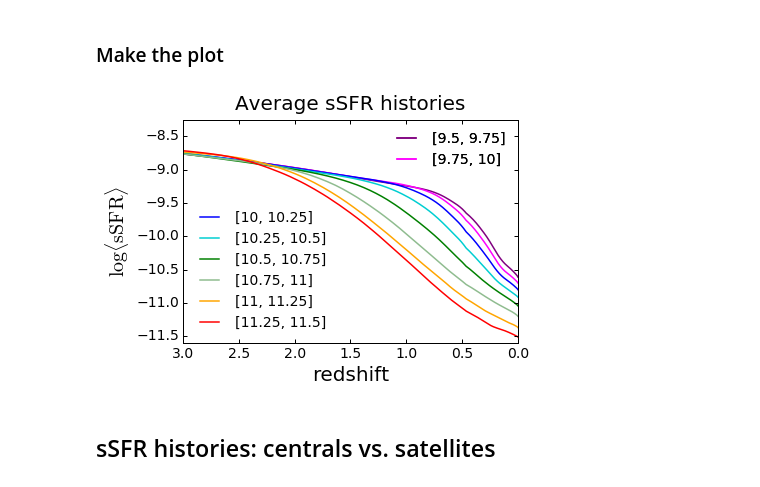
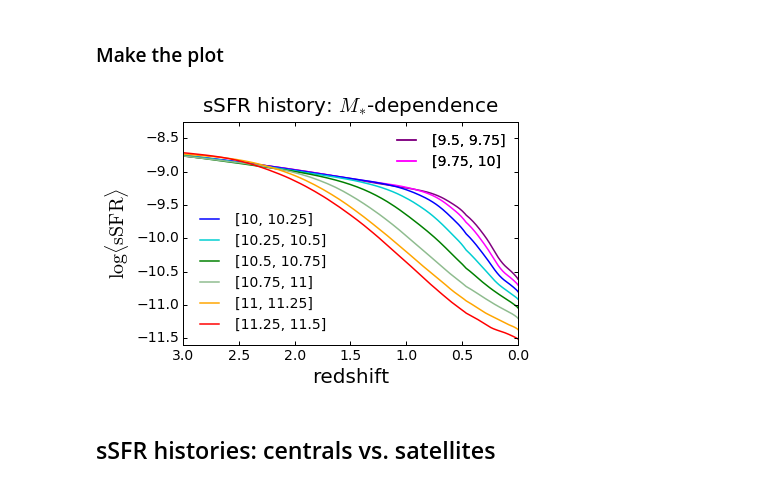
Before and after one commit to aphearin/time_evolving_cam_utils, a Jupyter notebook: mean_ssfh_z0.ipynb, the cells around one changed output. Saved outputs shown, nothing was run; the diff lists cells and outputs as text; code cells hidden in the pictures.

```diff
--- a/mean_ssfh_z0.ipynb
+++ b/mean_ssfh_z0.ipynb
@@ -67,7 +67,7 @@ ax = fig1.add_subplot(111)
 
 xlabel = ax.set_xlabel('redshift', fontsize=20)
 ylabel = ax.set_ylabel(r'$\log \langle {\rm sSFR}\rangle$', fontsize=20)
-title = ax.set_title('Average sSFR histories', fontsize=20, y=1.02) # y param fixes an overhanging title
+title = ax.set_title(r'sSFR history: $M_{\ast}$-dependence', fontsize=20, y=1.02) # y param fixes an overhanging title
 
 ifirst=0
 
@@ -102,34 +102,34 @@ ax.plot(redshift_array, savgol_filter(mean_ssfh_sm[7, ifirst:], 21, 3),
 plt.xlim(xmin = 3, xmax=0)
 plt.ylim(ymin = -11.6, ymax = -8.25)
 
 plt.xticks(fontsize=14)
 plt.yticks(fontsize=14)
 ax.tick_params(axis='x', length=4, width=1, which='major')
 ax.tick_params(axis='x', length=2, width=1, which='minor')
 ax.tick_params(axis='y', length=4, width=1, which='major')
 ax.tick_params(axis='y', length=2, width=1, which='minor')
 
 purple_line = mlines.Line2D([], [], ls = '-', c = 'purple', linewidth=lw, label='[9.5, 9.75]')
 magenta_line = mlines.Line2D([], [], ls = '-', c = 'magenta', linewidth=lw, label='[9.75, 10]')
 blue_line = mlines.Line2D([], [], ls = '-', c = 'blue', linewidth=lw, label='[10, 10.25]')
 darkturquoise_line = mlines.Line2D([], [], ls = '-', c = 'darkturquoise', linewidth=lw, label='[10.25, 10.5]')
 green_line = mlines.Line2D([], [], ls = '-', c = 'green', linewidth=lw, label='[10.5, 10.75]')
 darkseagreen_line = mlines.Line2D([], [], ls = '-', c = 'darkseagreen', linewidth=lw, label='[10.75, 11]')
 orange_line = mlines.Line2D([], [], ls = '-', c = 'orange', linewidth=lw, label='[11, 11.25]')
 red_line = mlines.Line2D([], [], ls = '-', c = 'red', linewidth=lw, label='[11.25, 11.5]')
 
 first_legend = plt.legend(handles=[blue_line, darkturquoise_line, green_line,
                                    darkseagreen_line, orange_line, red_line],
                                 frameon=False, loc='lower left', fontsize=14)
 ax.add_artist(first_legend)
 
 second_legend = plt.legend(handles=[purple_line, magenta_line],
                                 frameon=False, loc='upper right', fontsize=14)
 ax.add_artist(second_legend)
 
 fig1.savefig('FIGS/average_ssfr_history_sm_dependence.pdf', bbox_extra_artists=[xlabel, ylabel], bbox_inches='tight')
 # %% [output]
-[figure, old version]
+[figure, new version]
 # %% [markdown]
 ## sSFR histories: centrals vs. satellites
 # %% [markdown]
```
Also changed, not shown: parts of 4 cells of this notebook, 3 other files.
